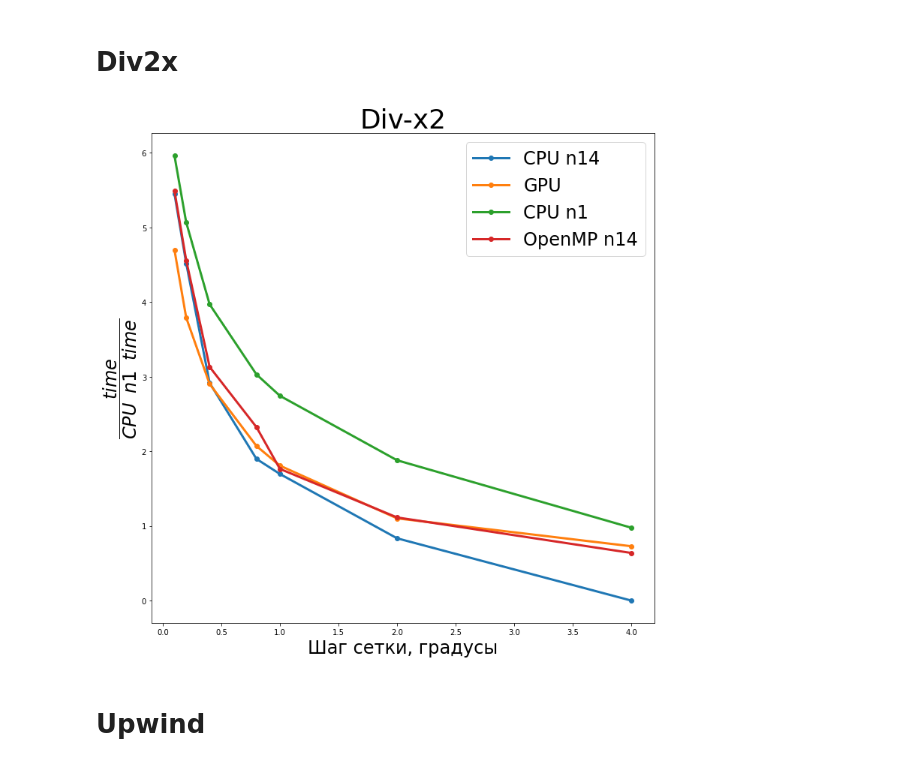
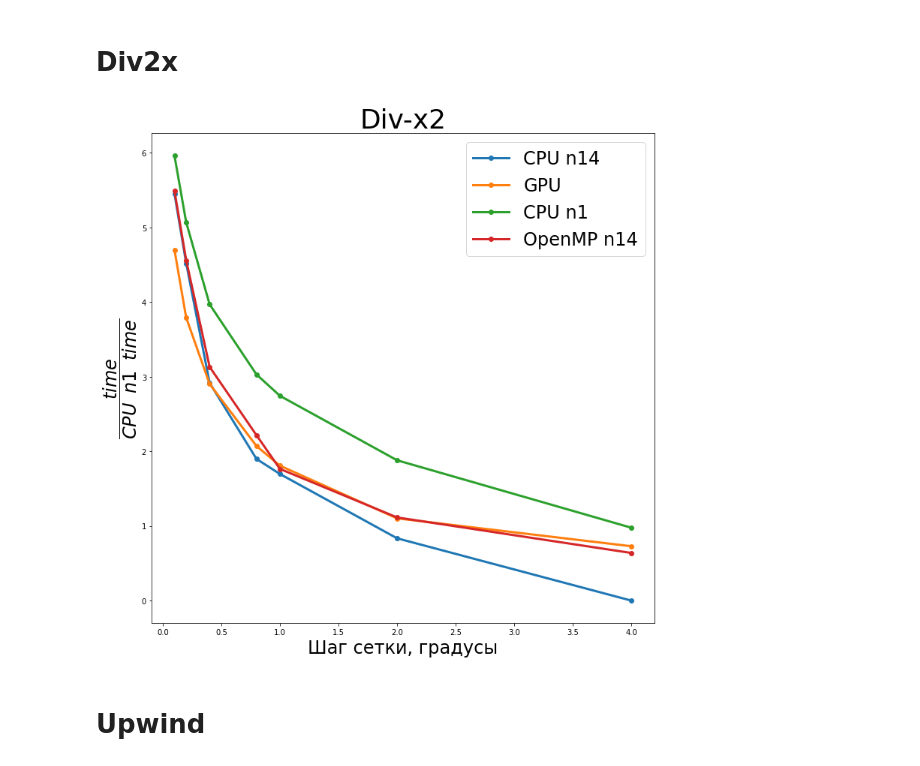
Before and after one commit to Lizzzka007/PythonProgs, a Jupyter notebook: ScaledPerfomance.ipynb, the cells around one changed output. Cells and saved outputs as stored; diff of their text form; code cells hidden in the pictures.

```diff
--- a/ScaledPerfomance.ipynb
+++ b/ScaledPerfomance.ipynb
@@ -16,34 +16,34 @@ def Scale(arr):
 # %%
 GPU_d =     [0.002621, 0.006200, 0.031509, 0.057759, 0.391489, 3.034166, 24.529760]
 CPU_n1_d  = [0.00464, 0.03722, 0.27189, 0.52578, 4.57393, 57.45157, 449.75486]
 CPU_n14_d = [0.00049, 0.00335, 0.02437, 0.03879, 0.40486, 16.25225, 138.76755]
-OMP_d =     [0.00213, 0.00638, 0.02851, 0.10335, 0.66404, 17.82073, 151.65389]
+OMP_d =     [0.00213, 0.00638, 0.02851, 0.08070, 0.66404, 17.82073, 151.65389]
 AngleStep = [4, 2, 1, 0.8, 0.4, 0.2, 0.1]
 
 # Scale(GPU_d, CPU_n1_d)
 # Scale(CPU_n14_d, CPU_n1_d)
 # Scale(GPU, CPU_n1)
 
 Scale(GPU_d)
 Scale(CPU_n14_d)
 Scale(CPU_n1_d)
 Scale(OMP_d)
 
 offset = abs(min(CPU_n14_d))
 
 
 fig, ax = plt.subplots(figsize=(12,12))
 plt.xlabel("Шаг сетки, градусы", fontsize=24)
 plt.ylabel("$\dfrac{time}{CPU \;\; n1 \;\; time}$", fontsize=24)
 # ax.plot(AngleStep, CPU_n1, marker='o', label="CPU n1")
 ax.plot(AngleStep, [offset + i for i in CPU_n14_d], marker='o', linewidth=3, label="CPU n14")
 ax.plot(AngleStep, [offset + i for i in GPU_d], marker='o', linewidth=3, label="GPU")
 ax.plot(AngleStep, [offset + i for i in CPU_n1_d], marker='o', linewidth=3, label="CPU n1")
 ax.plot(AngleStep, [offset + i for i in OMP_d], marker='o', linewidth=3, label="OpenMP n14")
 ax.legend(fontsize = 24, loc='best')
 plt.title("Div-x2", fontsize=36);
 # %% [output]
-[figure, old version]
+[figure, new version]
 # %% [markdown]
 # Upwind
 # %%
```
Also changed, not shown: parts of 9 cells of this notebook, 4 other files.
